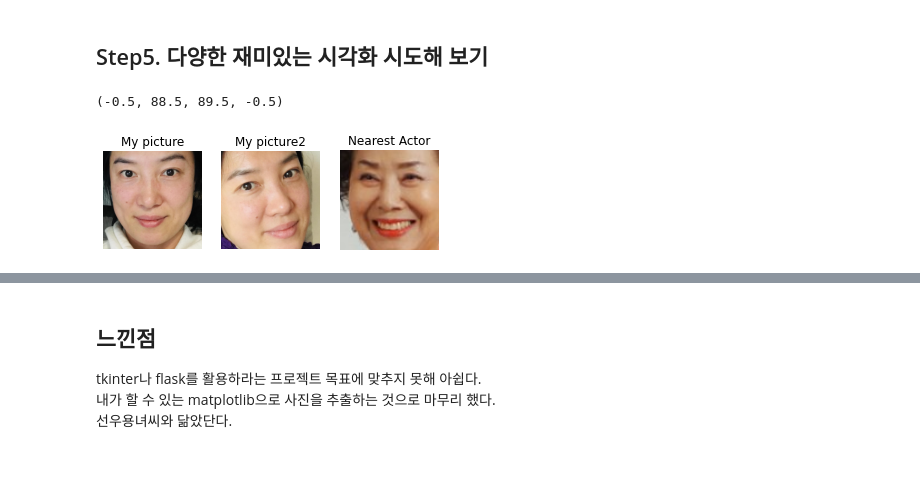
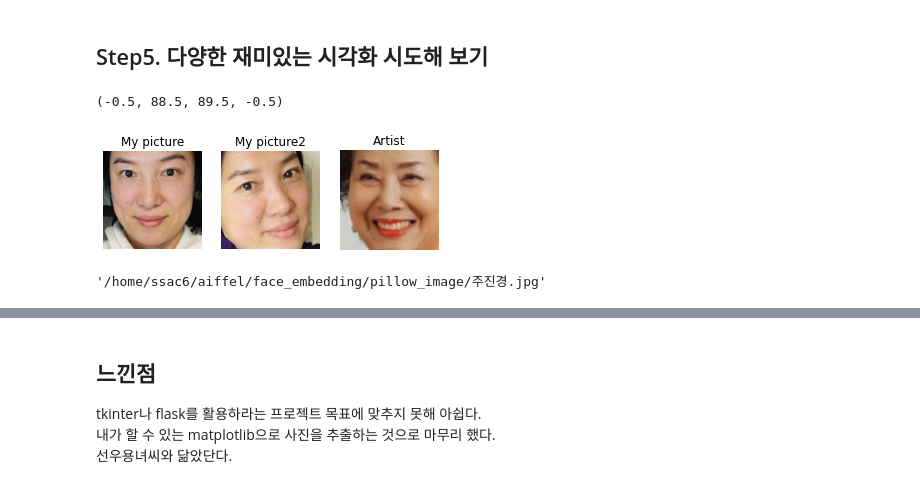
Before and after one commit to adele2020/ssacxaiffel, a Jupyter notebook: [E7]_image_embedding.ipynb, the cells around one changed output, grey strips where cells are left out. Saved outputs shown, nothing was run; the diff lists cells and outputs as text; code cells hidden in the pictures.

```diff
--- a/[E7]_image_embedding.ipynb
+++ b/[E7]_image_embedding.ipynb
@@ -105,24 +105,33 @@ def get_nearest_face_image(dir_path, nearest_face_name):
     image = []
     for file in file_list:
         if os.path.splitext(file)[0] == nearest_face_name:
-            image = face_recognition.load_image_file(os.path.join(dir_path, file))
+            image.append(face_recognition.load_image_file(os.path.join(dir_path, file)))
+            image.append(os.path.join(dir_path, file))
             break
     return image
+# %%
+my_picture = get_nearest_face_image(pillow_dir_path, sorted_faces[0][0]) #입력한 내 사진
+my_picture2 = get_nearest_face_image(pillow_dir_path, sorted_faces[1][0]) #입력한 내 사진과 가장 거리가 가까이 나온 것은 다른 내 사진
+artist = get_nearest_face_image(pillow_dir_path, sorted_faces[2][0]) #입력한 내 사진과 가장 비슷한 연예인
 # %%
 plt.subplot(1,3,1)
-plt.imshow(get_nearest_face_image(pillow_dir_path, sorted_faces[0][0]))
+plt.imshow(my_picture[0])
 plt.title('My picture')
 plt.axis('off')
 
 plt.subplot(1,3,2)
-plt.imshow(get_nearest_face_image(pillow_dir_path, sorted_faces[1][0]))
+plt.imshow(my_picture2[0])
 plt.title('My picture2')
 plt.axis('off')
 
 plt.subplot(1,3,3)
-plt.imshow(get_nearest_face_image(pillow_dir_path, sorted_faces[2][0]))
-plt.title('Nearest Actor')
+plt.imshow(artist[0])
+plt.title('Artist')
 plt.axis('off')
 # %% [output]
 (-0.5, 88.5, 89.5, -0.5)
-[figure, old version]
+[figure, new version]
+# %%
+my_picture[1]
+# %% [output]
+'/home/ssac6/aiffel/face_embedding/pillow_image/주진경.jpg'
```
Also changed, not shown: parts of 2 cells of this notebook.
